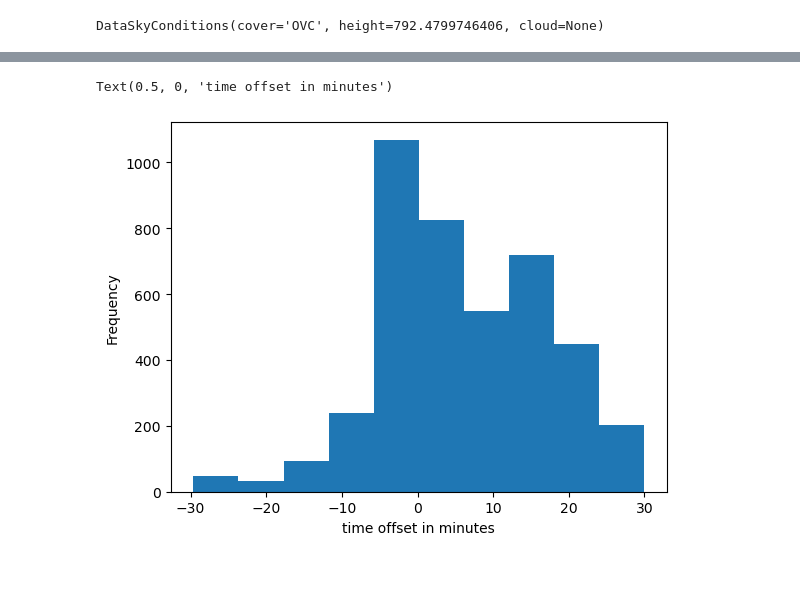
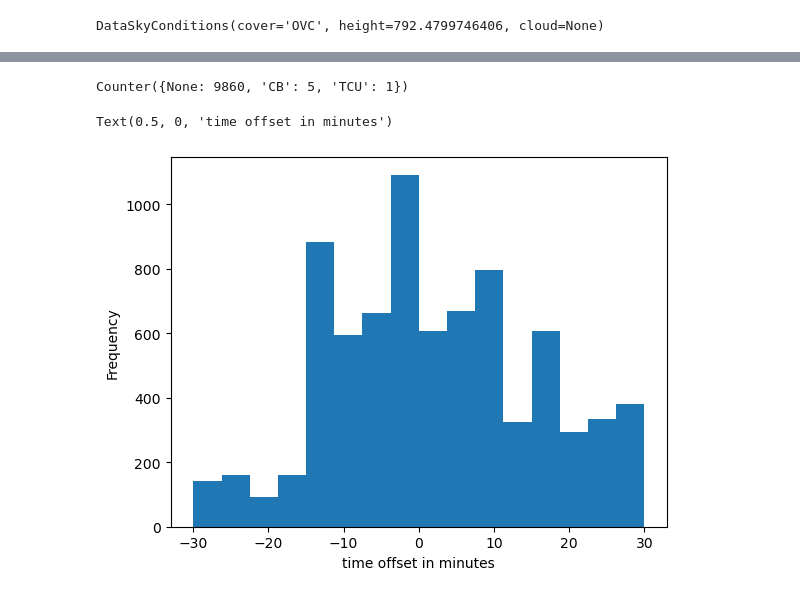
Before and after one commit to ErikWessel/MSCC-Notebooks, a Jupyter notebook: ml_data_preprocessing.ipynb, the cells around one changed output, grey strips where cells are left out. Cells and saved outputs as stored; diff of their text form; code cells hidden in the pictures.

```diff
--- a/ml_data_preprocessing.ipynb
+++ b/ml_data_preprocessing.ipynb
@@ -27,3 +28,5 @@ target_state = 'California'
+# %%
+target_states = ['California', 'Montana', 'Florida']
 # %%
 usa_states: gpd.GeoDataFrame = gpd.read_file('input/us_states_5m.geojson')
 usa_states.set_index('NAME', inplace=True)
@@ -138,7 +179,15 @@ Found 1606 products
 # %%
-for file in tqdm(list(filter(lambda x: x.endswith('.zip'), product_files))):
-    filepath = os.path.join(features_dir, file)
-    with ZipFile(filepath) as zip_file:
-        zip_file.extractall(features_dir)
-    os.remove(filepath)
-products = os.listdir(features_dir)
+products_per_state: Dict[str, List[str]] = {}
+for state in target_states:
+    features_dir = state_dirs.loc[state, 'features']
+    print(features_dir)
+    for file in tqdm(list(filter(lambda x: x.endswith('.zip'), product_files[state]))):
+        filepath = os.path.join(features_dir, file)
+        with ZipFile(filepath) as zip_file:
+            zip_file.extractall(features_dir)
+        os.remove(filepath)
+    local_products: List[str] = os.listdir(features_dir)
+    print(f'Found {len(local_products)} products for {state}')
+    products_per_state[state] = local_products
+all_products = [product for state in target_states for product in products_per_state[state]]
+print(f'Found {len(all_products)} products in total')
@@ -154,18 +211,19 @@ all_metars['timedelta'] = all_metars.apply(lambda row: row['datetime'].to_numpy(
 all_metars['timedelta [minutes]'] = all_metars['timedelta'].map(lambda x: x.total_seconds() / 60.0)
 # %%
 available_stations_in_products = []
-for product in products:
-    product_dir = os.path.join(features_dir, product)
-    product_bands = os.listdir(product_dir)
-    stations = set()
-    for band in product_bands:
-        band_dir = os.path.join(product_dir, band)
-        stations = stations.union(set([Path(file).stem for file in os.listdir(band_dir)]))
-    for station in stations:
-        available_stations_in_products += [{'product_id': product, 'station': station}]
+for state, products in products_per_state.items():
+    for product in products:
+        product_dir = os.path.join(state_dirs.loc[state, 'features'], product)
+        product_bands = os.listdir(product_dir)
+        stations = set()
+        for band in product_bands:
+            band_dir = os.path.join(product_dir, band)
+            stations = stations.union(set([Path(file).stem for file in os.listdir(band_dir)]))
+        for station in stations:
+            available_stations_in_products += [{'product_id': product, 'station': station}]
 available_stations_in_products = pd.DataFrame(available_stations_in_products)
 # %%
-available_metars = all_metars[(all_metars['product_id'].isin(products)) \
+available_metars = all_metars[(all_metars['product_id'].isin(all_products)) \
                               & (all_metars['sky_conditions [M]'].map(lambda x: len(x) > 0))].copy()
 keys = list(available_stations_in_products.columns.values)
 i1 = available_metars.set_index(keys).index
@@ -192,8 +267,12 @@ print(f'{len(remaining_stations)} stations remain')
+# %%
+Counter(clouds)
+# %% [output]
+Counter({None: 9860, 'CB': 5, 'TCU': 1})
 # %%
-ax: plt.Axes = metars['timedelta [minutes]'].plot(kind='hist')
+ax: plt.Axes = metars['timedelta [minutes]'].plot.hist(bins=16)
 ax.set_xlabel('time offset in minutes')
 # %% [output]
 Text(0.5, 0, 'time offset in minutes')
-[figure, old version]
+[figure, new version]
 # %%
 station_radius_of_influence = 8000.0 # meters
```
Also changed, not shown: parts of 82 cells of this notebook.
